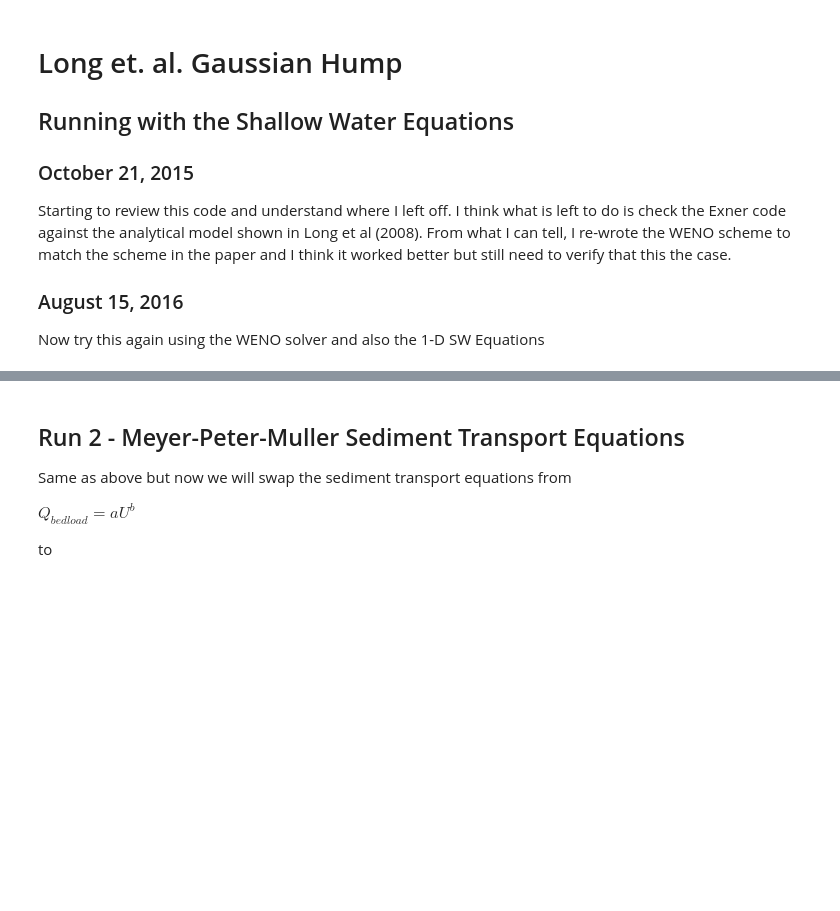
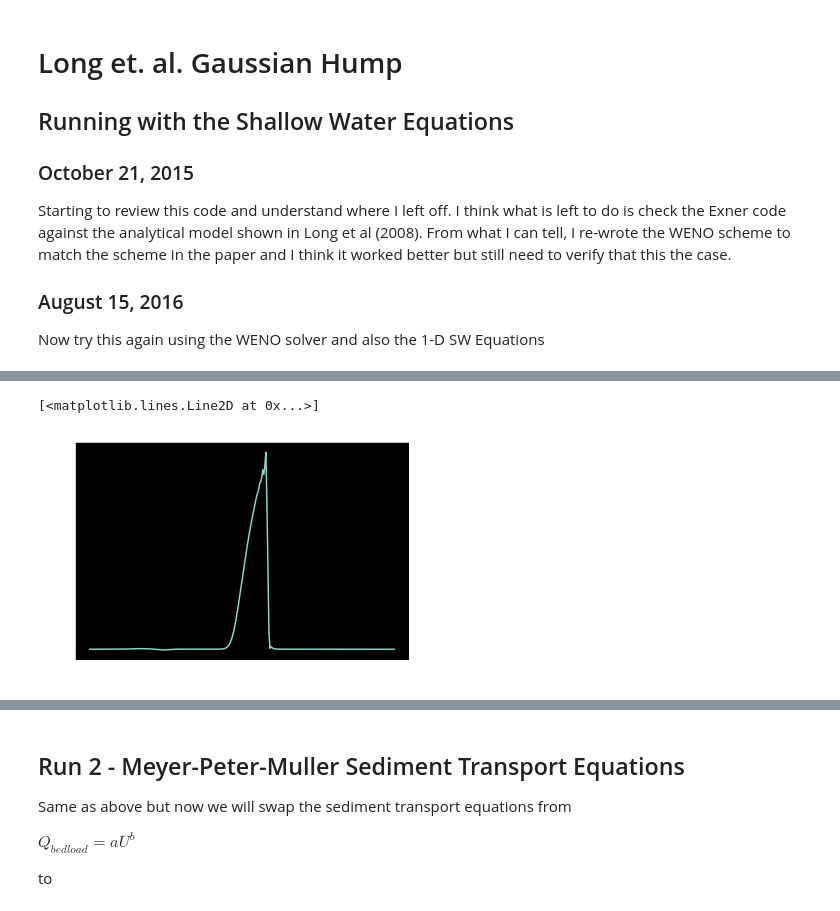
Before and after one commit to plgrover/pymorph, a Jupyter notebook: notebooks/Gaussian Hump Tests/Long et al - Gaussian Hump Test - Shallow Water.ipynb, the cells around one changed output, grey strips where cells are left out. Saved outputs shown, nothing was run; the diff lists cells and outputs as text; code cells hidden in the pictures; blank space fills up the shorter version.

```diff
--- a/notebooks/Gaussian Hump Tests/Long et al - Gaussian Hump Test - Shallow Water.ipynb
+++ b/notebooks/Gaussian Hump Tests/Long et al - Gaussian Hump Test - Shallow Water.ipynb
@@ -89,7 +85,7 @@ z_hydro = z.copy()
 
 # Set up the inital state of the flow
 shw_slvr = shallow_solver(domain)
-u, surf,h = shw_slvr.run(zc,s)
+u, surf,h = shw_slvr.run(zc,s, tfinal=100);
 
 
 if np.isnan(u).any():
@@ -168,7 +164,7 @@ for n in range(1,nt):
     # Re-run the solver and updated the sediment transport
     # Check if the avalanche model was updated OR the bed changed greater than the threshold
     if iterations > 0 or bed_max_delta > 0.05:
-        u, surf,h = shw_slvr.run(zc,s);
+        u, surf,h = shw_slvr.run(zc,s, tfinal=100);
         qbedload = a*u**b
         z_hydro = zc.copy()
 
@@ -183 +195,3 @@ NameError: name 'pyclaw' is not defined
+[<matplotlib.lines.Line2D at 0x...>]
+[figure, added]
 # %%
```
Also changed, not shown: parts of 5 cells of this notebook, 3 other files.
